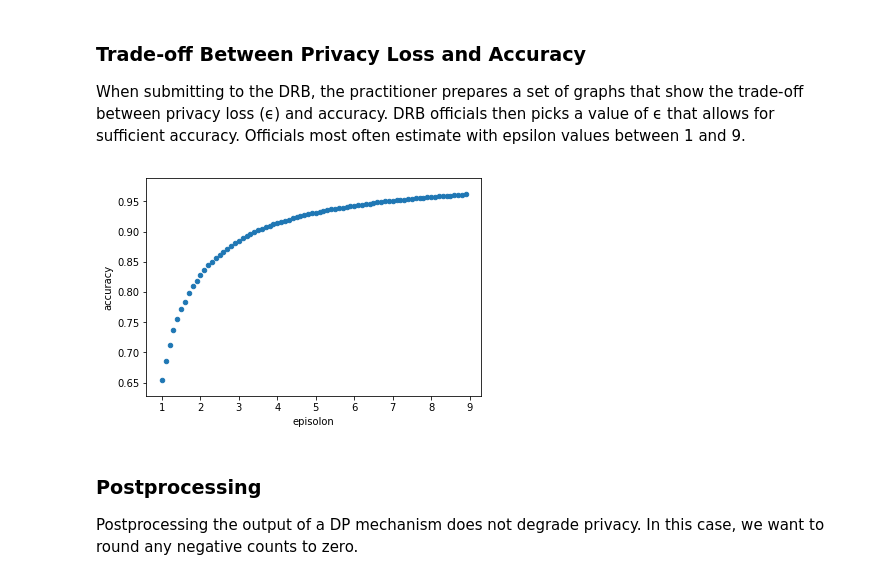
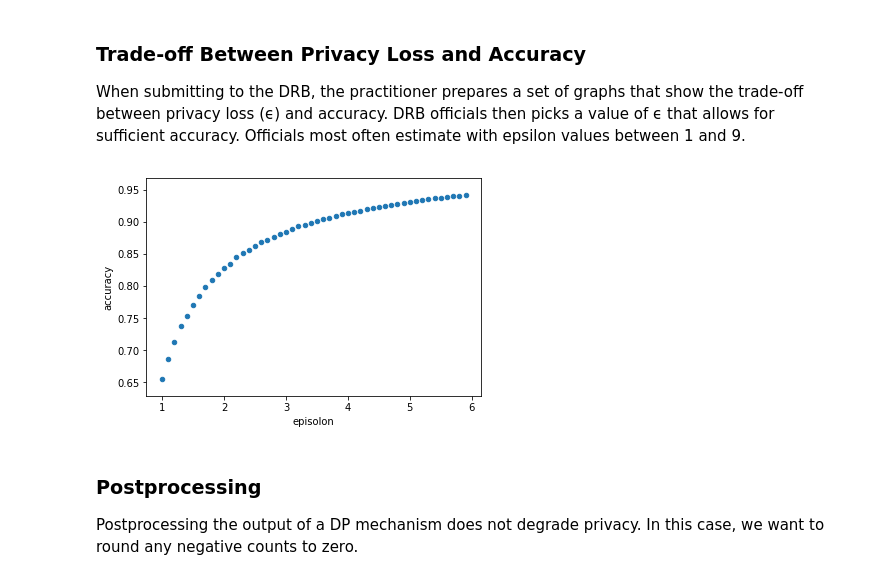
Before and after one commit to umadesai/census-dp, a Jupyter notebook: notebooks/dp-count.ipynb, the cells around one changed output. Cells and saved outputs as stored; diff of their text form; code cells hidden in the pictures.

```diff
--- a/notebooks/dp-count.ipynb
+++ b/notebooks/dp-count.ipynb
@@ -19,7 +19,7 @@ For variable defintions see:
 https://www2.census.gov/programs-surveys/acs/tech_docs/pums/data_dict/PUMS_Data_Dictionary_2017.pdf
 # %%
 #Filtering geographic location, race, educational attainment, total income in past 12 months and age for all 18+ PA persons
-new_pa = pa.query("AGEP>=18").filter(items=['PUMA','RAC1P','SCHL','WAGP','PINCP','AGEP'])
+new_pa = pa.query("AGEP>=18").filter(items=['PUMA','RAC1P','RAC2P','SCHL','WAGP','PINCP','AGEP'])
 new_pa.head()
 # %% [output]
 |  | PUMA | RAC1P | SCHL | WAGP | PINCP | AGEP |
@@ -102,13 +102,13 @@ When submitting to the DRB, the practitioner prepares a set of graphs that show
 # %%
 orig_arr = pd.DataFrame(pivot_pa.fillna(0))
 accuracy_df = pd.DataFrame()
-eps_range = np.arange(1,9.0,.1)
+eps_range = np.arange(1,6.0,.1)
 accuracy_df['episolon'] = eps_range
 accuracy_df['accuracy'] = [avg_l1_laplace(x, orig_arr) for x in eps_range]
 accuracy_df.plot.scatter('episolon', 'accuracy')
 plt.show()
 # %% [output]
-[figure, old version]
+[figure, new version]
 # %% [markdown]
 ### Postprocessing
 
```
Also changed, not shown: parts of 4 cells of this notebook.
